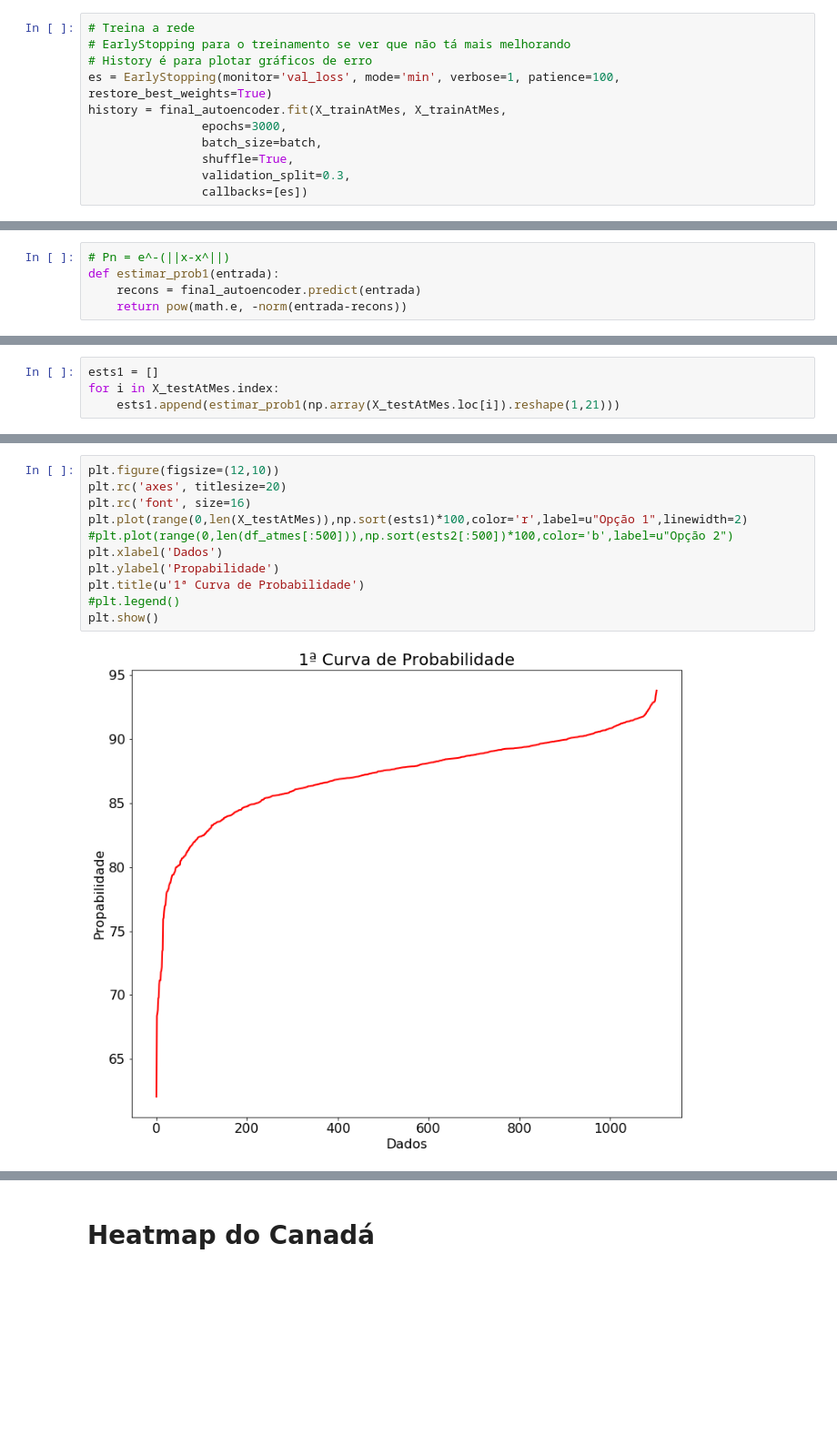
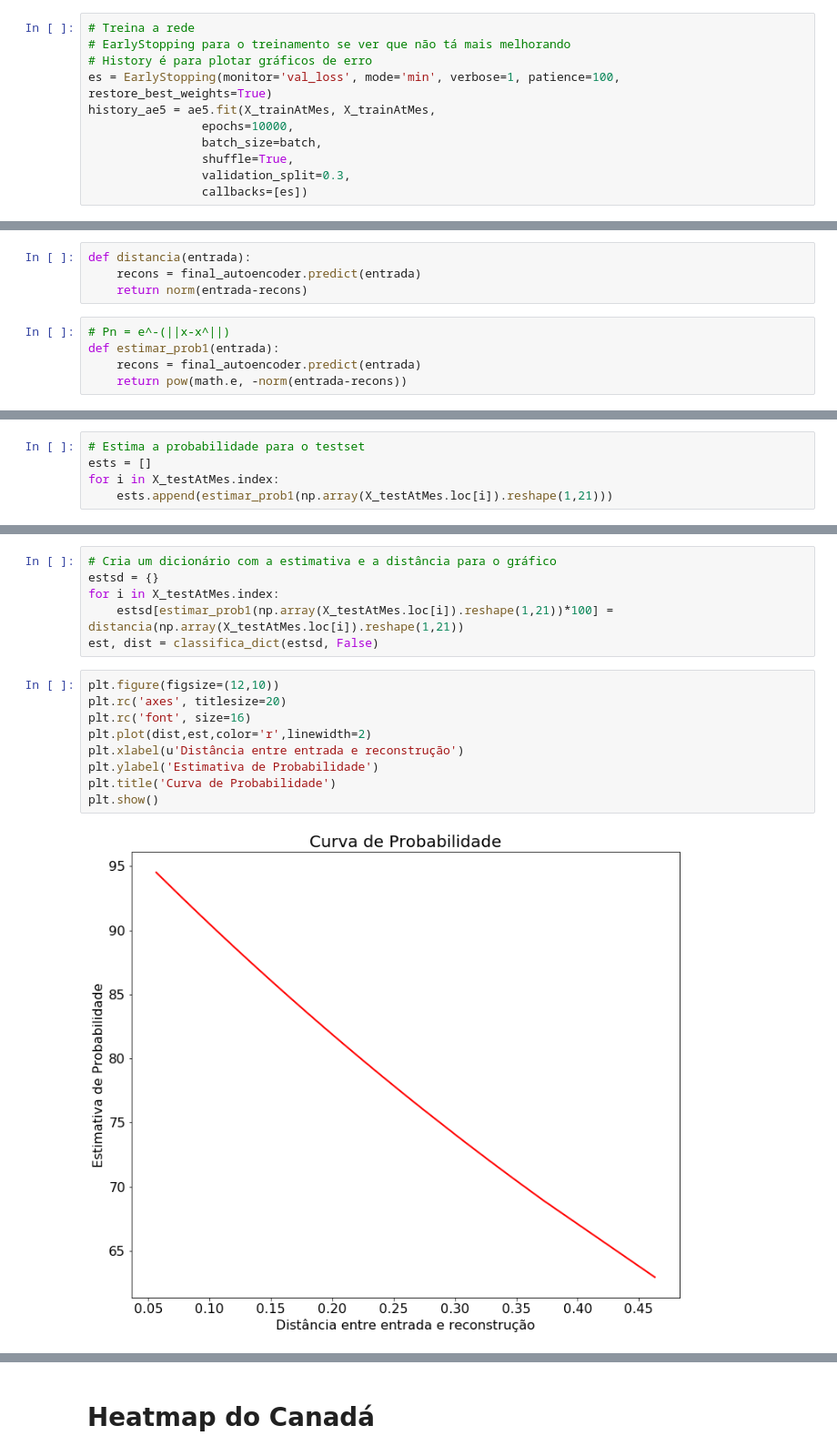
Before and after one commit to nabsonp/Autoencoder_Distribuicao_Especies, a Jupyter notebook: Treinamento.ipynb, the cells around one changed output, grey strips where cells are left out. Shown at 91% size. Drawn from its saved outputs; the diff is of its cells as text; blank space fills up the shorter version.

```diff
--- a/Treinamento.ipynb
+++ b/Treinamento.ipynb
@@ -555,8 +436,8 @@ attest_dim
 # EarlyStopping para o treinamento se ver que não tá mais melhorando
 # History é para plotar gráficos de erro
 es = EarlyStopping(monitor='val_loss', mode='min', verbose=1, patience=100, restore_best_weights=True)
-history = final_autoencoder.fit(X_trainAtMes, X_trainAtMes,
-                epochs=3000,
+history_ae5 = ae5.fit(X_trainAtMes, X_trainAtMes,
+                epochs=10000,
                 batch_size=batch,
                 shuffle=True,
                 validation_split=0.3,
@@ -612,5 +491,9 @@ final_autoencoder.evaluate(x=X_trainAtMes, y=X_trainAtMes, batch_size=batch)
 # %% [markdown]
 # Teste de Modelo e Estimação de Probabilidade
+# %%
+def distancia(entrada):
+    recons = final_autoencoder.predict(entrada)
+    return norm(entrada-recons)
 # %%
 # Pn = e^-(||x-x^||)
 def estimar_prob1(entrada):
@@ -631,4 +502,5 @@ def estimar_prob2(dados):
 # %%
-ests1 = []
+# Estima a probabilidade para o testset
+ests = []
 for i in X_testAtMes.index:
-    ests1.append(estimar_prob1(np.array(X_testAtMes.loc[i]).reshape(1,21)))
+    ests.append(estimar_prob1(np.array(X_testAtMes.loc[i]).reshape(1,21)))
@@ -637,13 +507,17 @@ ests2 = estimar_prob2(X_testAtMes)
+# %%
+# Cria um dicionário com a estimativa e a distância para o gráfico
+estsd = {}
+for i in X_testAtMes.index:
+    estsd[estimar_prob1(np.array(X_testAtMes.loc[i]).reshape(1,21))*100] = distancia(np.array(X_testAtMes.loc[i]).reshape(1,21))
+est, dist = classifica_dict(estsd, False)
 # %%
 plt.figure(figsize=(12,10))
 plt.rc('axes', titlesize=20)
 plt.rc('font', size=16)
-plt.plot(range(0,len(X_testAtMes)),np.sort(ests1)*100,color='r',label=u"Opção 1",linewidth=2)
-#plt.plot(range(0,len(df_atmes[:500])),np.sort(ests2[:500])*100,color='b',label=u"Opção 2")
-plt.xlabel('Dados')
-plt.ylabel('Propabilidade')
-plt.title(u'1ª Curva de Probabilidade')
-#plt.legend()
+plt.plot(dist,est,color='r',linewidth=2)
+plt.xlabel(u'Distância entre entrada e reconstrução')
+plt.ylabel('Estimativa de Probabilidade')
+plt.title('Curva de Probabilidade')
 plt.show()
 # %% [output]
-[figure, old version]
+[figure, new version]
```
Also changed, not shown: parts of 138 cells of this notebook.
